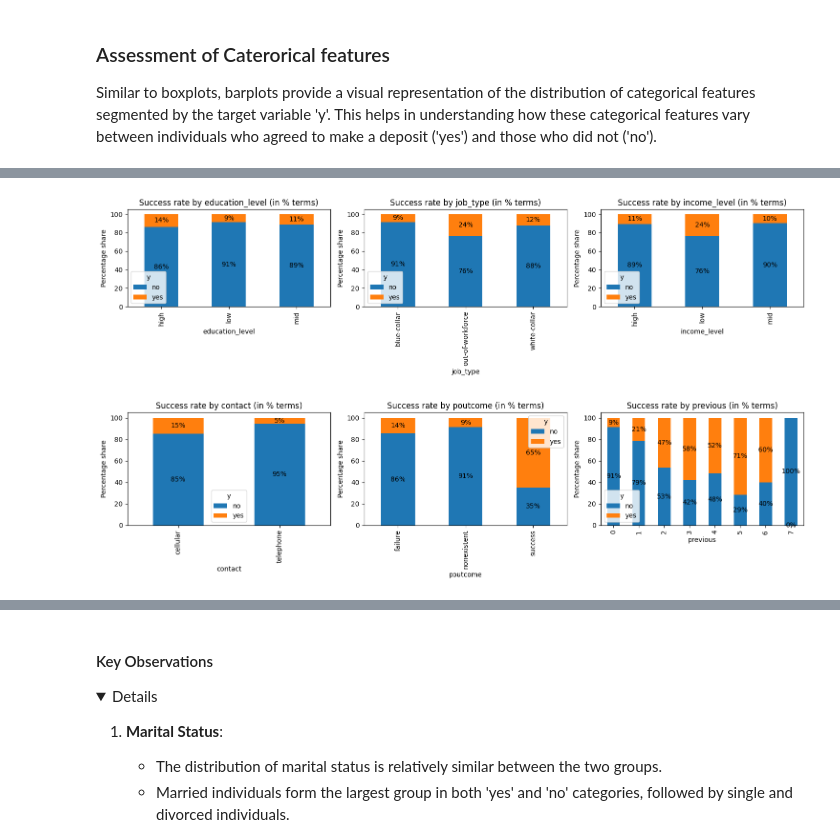
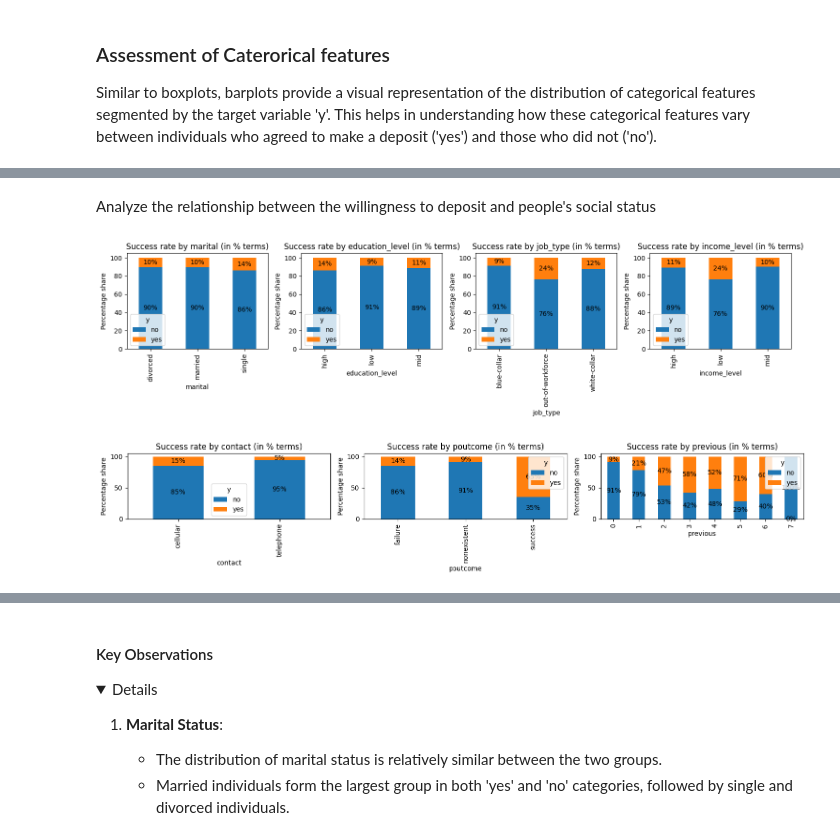
Before and after one commit to maripjan/Marketing-Campaign-at-Bank, a Jupyter notebook: subscription_prediction.ipynb, the cells around one changed output, grey strips where cells are left out. Cells and saved outputs as stored; diff of their text form; code cells hidden in the pictures; folded sections open.

```diff
--- a/subscription_prediction.ipynb
+++ b/subscription_prediction.ipynb
@@ -223,3 +242,6 @@ df_new['income_level'] = df_new['job'].map(income_level_mapping).astype('categor
+# %%
+df_new['was_contacted_before'] = df_new['previous'].apply(lambda previous: True if previous > 0 else False)
+df_new['deposited_before'] = df_new['poutcome'].apply(lambda outcome: True if outcome == 'success' else False)
 # %% [markdown]
 At this stage, once we created new and more-meaningful columns based on the 'education', 'job' and 'duration' attributes, we can drop old columns altogether.
 # %%
@@ -281,26 +306,27 @@ cf.show_categorical_correlation(
+# %% [markdown]
+Analyze the relationship between the willingness to deposit and people's social status
+# %%
+cf.show_categorical_correlation(
+    df_new,
+    target='y',
+    cols_to_consider=['marital', 'education_level','job_type', 'income_level'],
+    figsize=(15, 4),
+    subplot_grid_size=(1, 4),
+    show_details=False,
+    annotate=True
+)
+# %% [output]
+[figure, added]
 # %%
-# Analyze the relationship between the willingness to deposit and people's social status
+# Analyze the relationship between the willingness to deposit and other factors
 cf.show_categorical_correlation(
     df_new,
     target='y',
-    cols_to_consider=['education_level','job_type', 'income_level'],
-    figsize=(15, 4),
+    cols_to_consider=['contact','poutcome', 'previous'],
+    figsize=(15, 3),
     subplot_grid_size=(1, 3),
     show_details=False,
     annotate=True
 )
 # %% [output]
-[figure, old version]
+[figure, new version]
-# %%
-# Analyze the relationship between the willingness to deposit and other factors
-cf.show_categorical_correlation(
-    df_new,
-    target='y',
-    cols_to_consider=['contact','poutcome', 'previous'],
-    figsize=(15, 4),
-    subplot_grid_size=(1, 3),
-    show_details=False,
-    annotate=True
-)
-# %% [output]
-[figure, removed]
```
Also changed, not shown: parts of 15 cells of this notebook, 4 other files.
